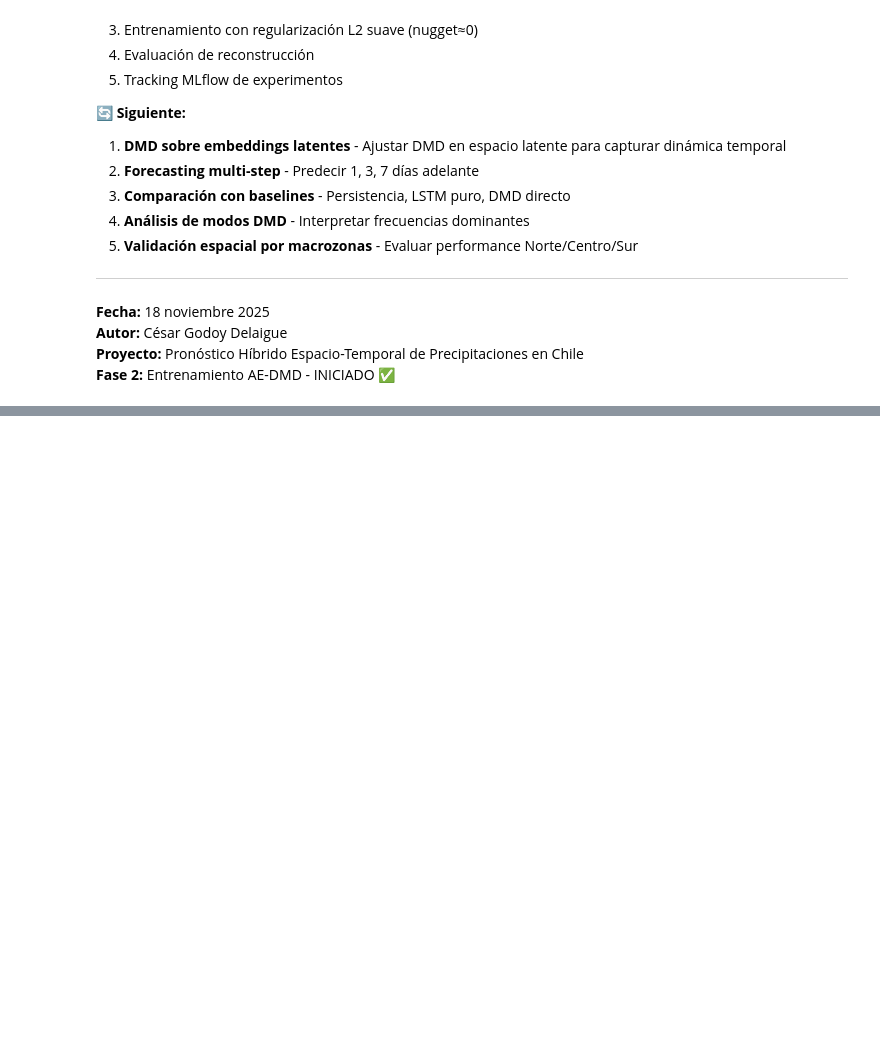
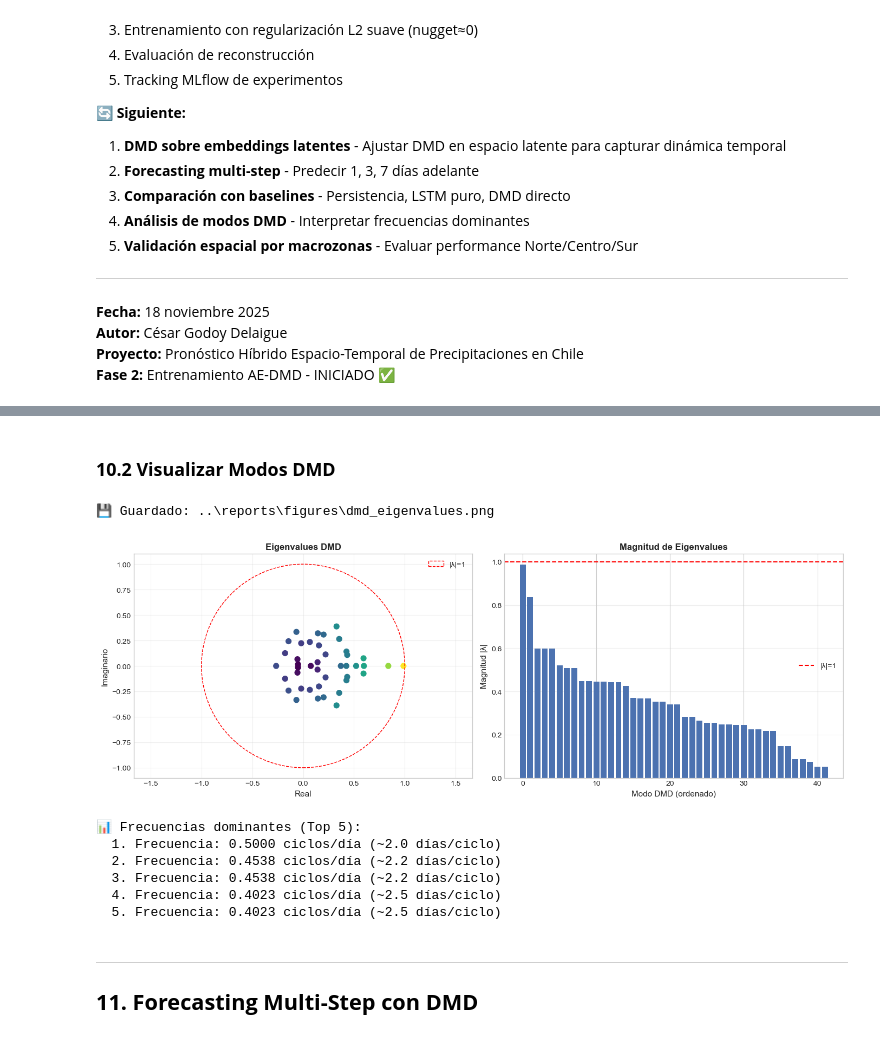
Before and after one commit to Godoca2/Pronostico-Hibrido-Espacio-Temporal-de-Precipitaciones-en-Chile, a Jupyter notebook: notebooks/03_AE_DMD_Training.ipynb, the cells around one changed output, grey strips where cells are left out. Saved outputs shown, nothing was run; the diff lists cells and outputs as text; code cells hidden in the pictures; blank space fills up the shorter version.

```diff
--- a/notebooks/03_AE_DMD_Training.ipynb
+++ b/notebooks/03_AE_DMD_Training.ipynb
@@ -804,0 +969,54 @@ plt.show()
+# %% [markdown]
+### **10.2 Visualizar Modos DMD**
+# %%
+# Visualizar eigenvalues y frecuencias dominantes
+fig, axes = plt.subplots(1, 2, figsize=(14, 5))
+
+# Panel 1: Eigenvalues en plano complejo
+axes[0].scatter(dmd.eigs.real, dmd.eigs.imag, c=eigs_magnitude, cmap='viridis', s=50)
+axes[0].add_patch(plt.Circle((0, 0), 1, color='r', fill=False, linestyle='--', label='|λ|=1'))
+axes[0].set_xlabel('Real', fontsize=11)
+axes[0].set_ylabel('Imaginario', fontsize=11)
+axes[0].set_title('Eigenvalues DMD', fontsize=12, fontweight='bold')
+axes[0].legend()
+axes[0].grid(True, alpha=0.3)
+axes[0].axis('equal')
+
+# Panel 2: Magnitudes de eigenvalues
+sorted_indices = np.argsort(eigs_magnitude)[::-1]
+axes[1].bar(range(len(eigs_magnitude)), eigs_magnitude[sorted_indices])
+axes[1].axhline(y=1, color='r', linestyle='--', label='|λ|=1')
+axes[1].set_xlabel('Modo DMD (ordenado)', fontsize=11)
+axes[1].set_ylabel('Magnitud |λ|', fontsize=11)
+axes[1].set_title('Magnitud de Eigenvalues', fontsize=12, fontweight='bold')
+axes[1].legend()
+axes[1].grid(True, alpha=0.3, axis='y')
+
+plt.tight_layout()
+plt.savefig(FIG_DIR / 'dmd_eigenvalues.png', dpi=150, bbox_inches='tight')
+print(f"💾 Guardado: {FIG_DIR / 'dmd_eigenvalues.png'}")
+plt.show()
+
+# Calcular frecuencias de los modos
+dt = 1.0  # 1 día
+omega = np.log(dmd.eigs) / dt
+frequencies = np.abs(omega.imag) / (2 * np.pi)
+
+print(f"\n📊 Frecuencias dominantes (Top 5):")
+top_freq_indices = np.argsort(frequencies)[::-1][:5]
+for i, idx in enumerate(top_freq_indices, 1):
+    freq_days = 1 / frequencies[idx] if frequencies[idx] > 0 else np.inf
+    print(f"  {i}. Frecuencia: {frequencies[idx]:.4f} ciclos/día (~{freq_days:.1f} días/ciclo)")
+# %% [output]
+💾 Guardado: ..\reports\figures\dmd_eigenvalues.png
+[figure, added]
+📊 Frecuencias dominantes (Top 5):
+  1. Frecuencia: 0.5000 ciclos/día (~2.0 días/ciclo)
+  2. Frecuencia: 0.4538 ciclos/día (~2.2 días/ciclo)
+  3. Frecuencia: 0.4538 ciclos/día (~2.2 días/ciclo)
+  4. Frecuencia: 0.4023 ciclos/día (~2.5 días/ciclo)
+  5. Frecuencia: 0.4023 ciclos/día (~2.5 días/ciclo)
+# %% [markdown]
+---
+
+## **11. Forecasting Multi-Step con DMD**
```
Also changed, not shown: parts of 22 cells of this notebook, 9 other files.
